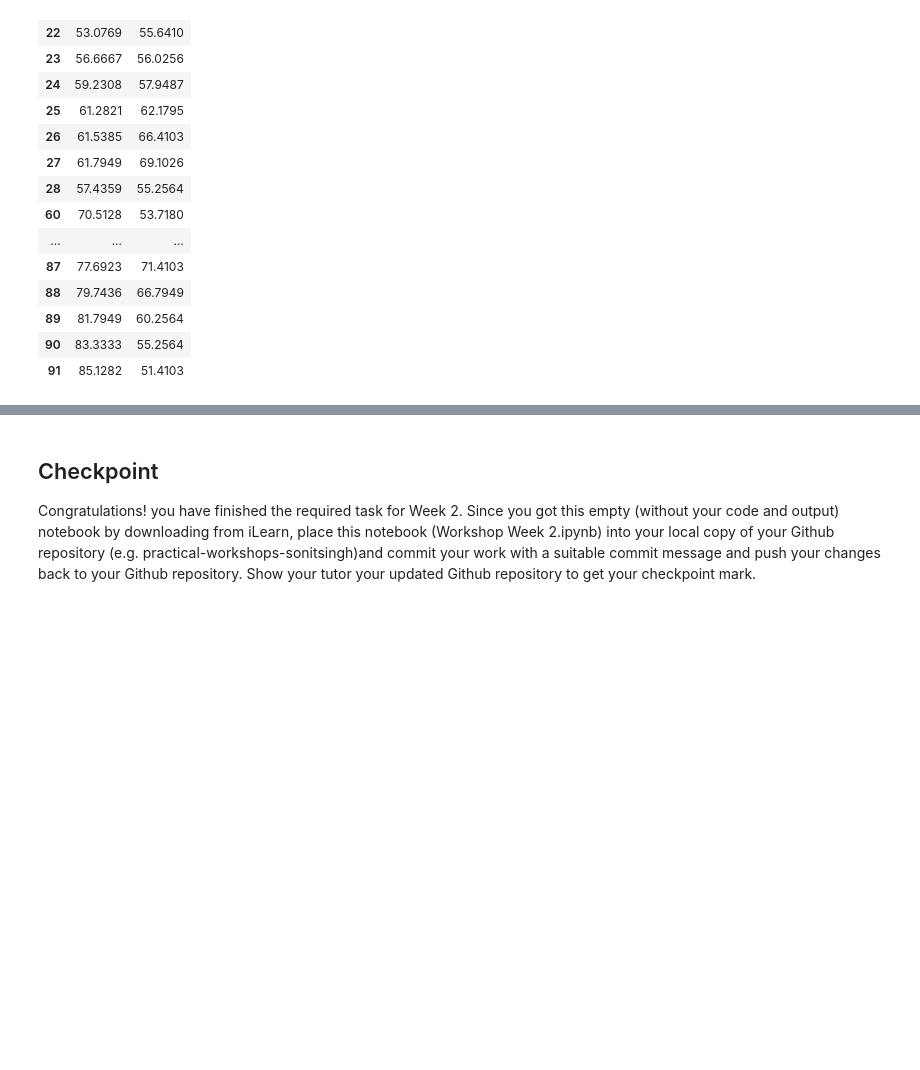
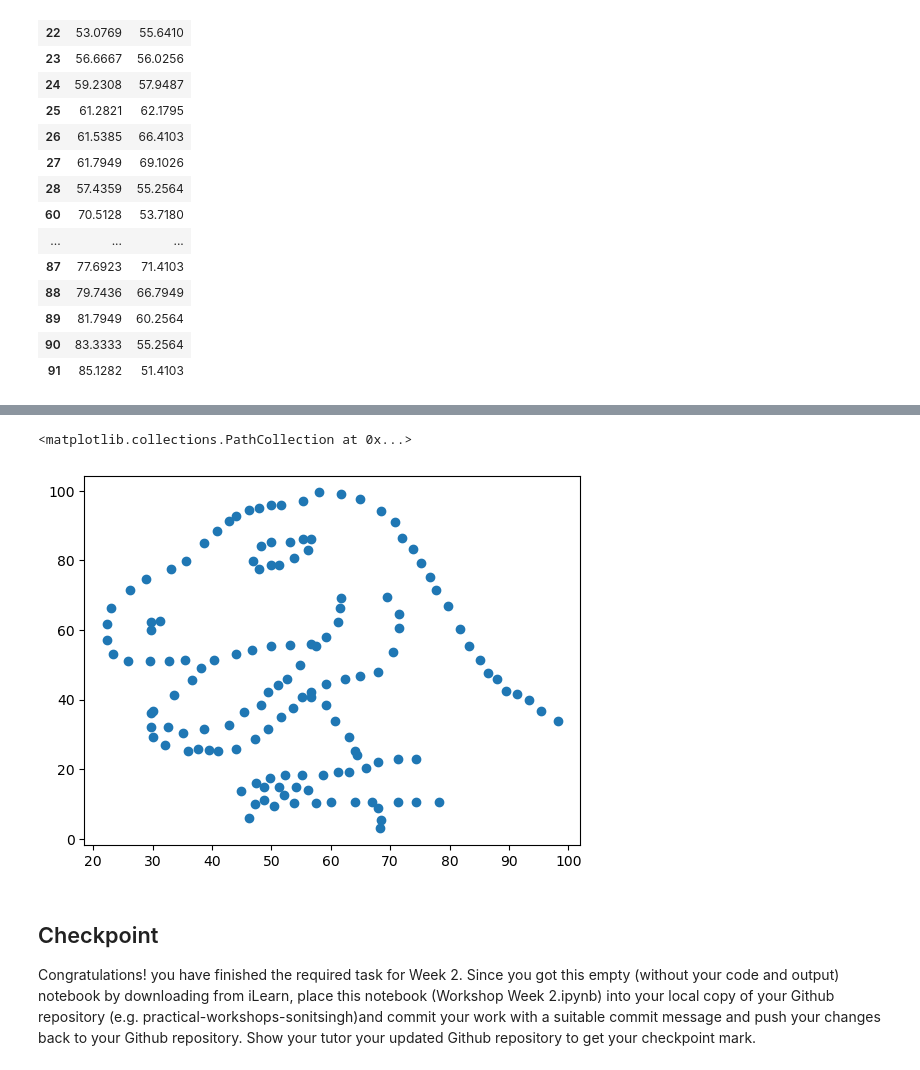
Before and after one commit to khushishrestha/Practical-Workshops, a Jupyter notebook: Workshop Week 2.ipynb, the cells around one changed output, grey strips where cells are left out. Saved outputs shown, nothing was run; the diff lists cells and outputs as text; code cells hidden in the pictures; blank space fills up the shorter version.

```diff
--- a/Workshop Week 2.ipynb
+++ b/Workshop Week 2.ipynb
@@ -223,3 +232,9 @@ ds1[(ds1['x']> 50) & (ds1['y']> 50)]
+# %%
+# plot the dataframe as a scatterplot
+plt.scatter(x=ds1['x'], y=ds1['y'])
+# %% [output]
+<matplotlib.collections.PathCollection at 0x...>
+[figure, added]
 # %% [markdown]
 ## Checkpoint
 
```
Also changed, not shown: parts of 2 cells of this notebook.
